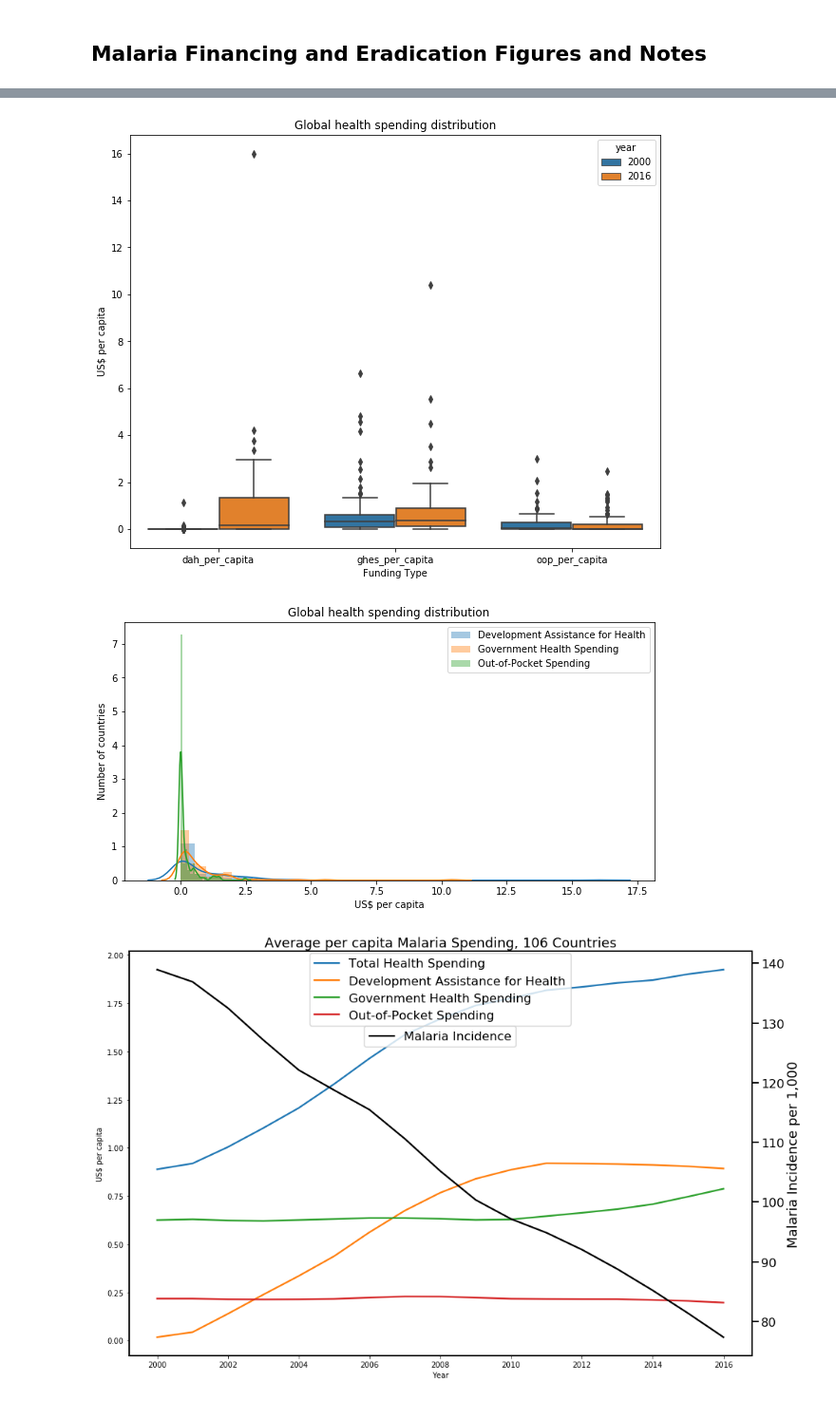
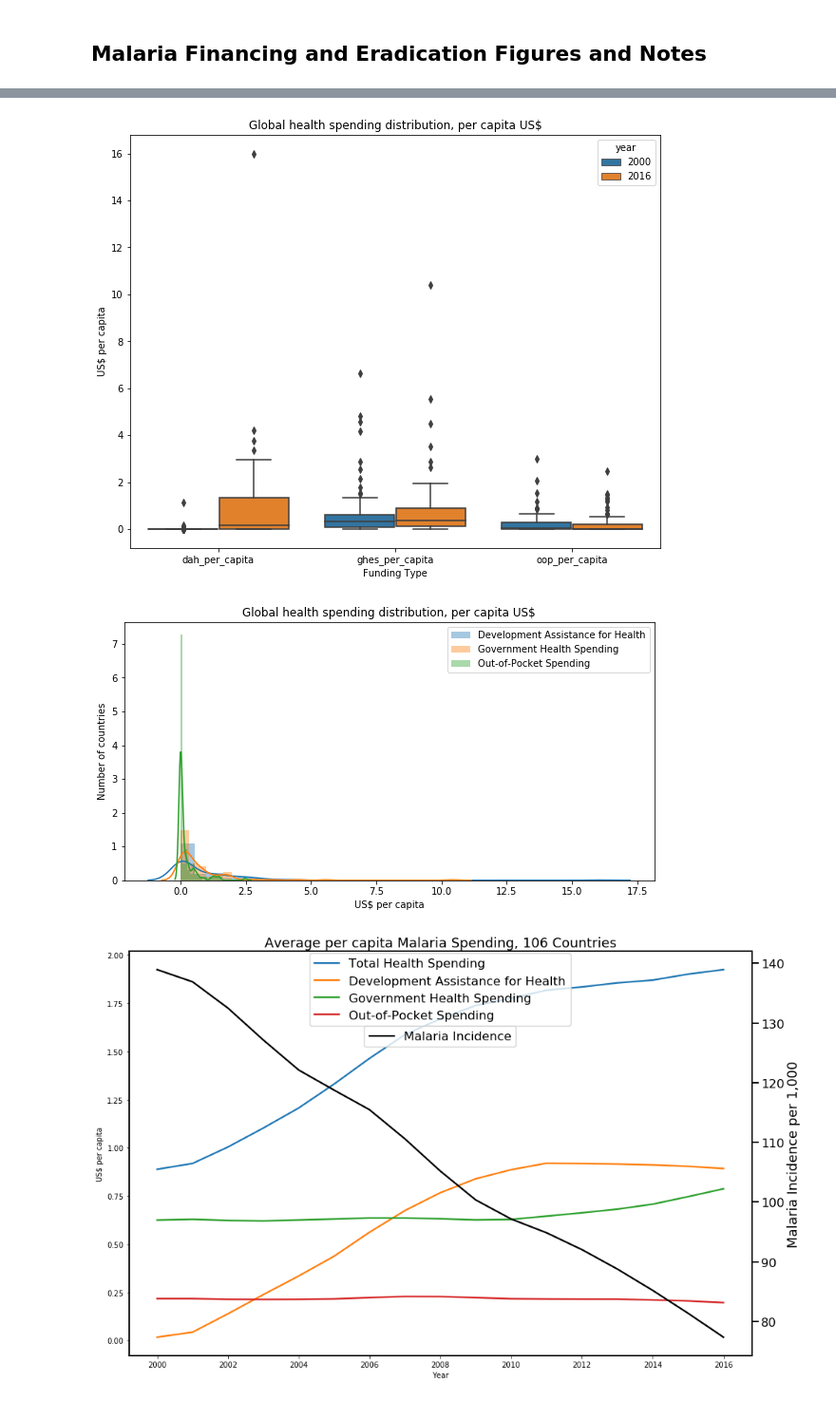
Before and after one commit to mlees21/malaria_proj, a Jupyter notebook: malaria_financing.ipynb, the cells around one changed output, grey strips where cells are left out. Shown at 95% size. Cells and saved outputs as stored; diff of their text form; code cells hidden in the pictures.

Commit message:
cleaned up analysis

```diff
--- a/malaria_financing.ipynb
+++ b/malaria_financing.ipynb
@@ -25,11 +25,13 @@ cases = cases[cases['measure'] == 'Incidence'][['country', 'year', 'val']]
 cases = cases.rename(columns={'val': 'incidence'})
 # %%
 # smoothing Development Assistance for Health data by country
-countries = financing.country.unique()
-
 def smooth_data(df, country):
+    """
+    This function is used to perform a loess regression on a dataset (df) containing development
+    assistance for health data for a particular country (country)
+    """
     df = df[df['country'] == country].reset_index(drop = True)
-    smooth = lowess(df['dah'], df['year'], frac = 0.67)
+    smooth = lowess(df['dah'], df['year'], frac = 0.67) # this frac number was optimized through a separate analysis
     smooth = pd.DataFrame(smooth, columns=['year', 'dah_smooth'])
     smooth.year = smooth.year.astype(int)
     df = df.merge(smooth, on = 'year')
@@ -39,9 +41,3 @@ def smooth_data(df, country):
                        df['ghes']+ \
                        df['ppp']
     return df
-
-df_list = []
-for country in countries:
-    df = smooth_data(financing, country)
-    df_list.append(df)
-financing = reduce(lambda x, y: x.append(y, ignore_index = True), df_list)
@@ -151,29 +133,29 @@ df = pd.melt(df, id_vars=['year', 'country'], value_vars=['dah_per_capita','ghes
 
 fig, ax = plt.subplots(figsize = (10,8))
 sns.boxplot(data = df, x = 'funding_type', y = 'value', hue = 'year')
-ax.set_title("Global health spending distribution")
+ax.set_title("Global health spending distribution, per capita US$")
 ax.set_xlabel("Funding Type")
 ax.set_ylabel("US$ per capita")
 plt.show()
 # %% [output]
-[figure, old version]
+[figure, new version]
 # %%
-#financing distributions plot
+# take a deeper look at financing distributions per capita
 yr = 2016
 df = all_data[all_data['year'] == yr].reset_index()
 fin_plot = df[['dah_per_capita','ghes_per_capita', 'oop_per_capita']]
 
 fig, ax = plt.subplots(figsize = (10,5))
 sns.distplot(df['dah_per_capita'], label = 'Development Assistance for Health')
 sns.distplot(df['ghes_per_capita'], label = 'Government Health Spending')
 sns.distplot(df['oop_per_capita'], label = 'Out-of-Pocket Spending')
-ax.set_title("Global health spending distribution")
+ax.set_title("Global health spending distribution, per capita US$")
 ax.set_xlabel("US$ per capita")
 ax.set_ylabel("Number of countries")
 plt.legend()
 plt.show()
 # %% [output]
-[figure, old version]
+[figure, new version]
 # %%
 def spending_fig(data, spending_type, country_group):
 
```
Also changed, not shown: parts of 8 cells of this notebook.
